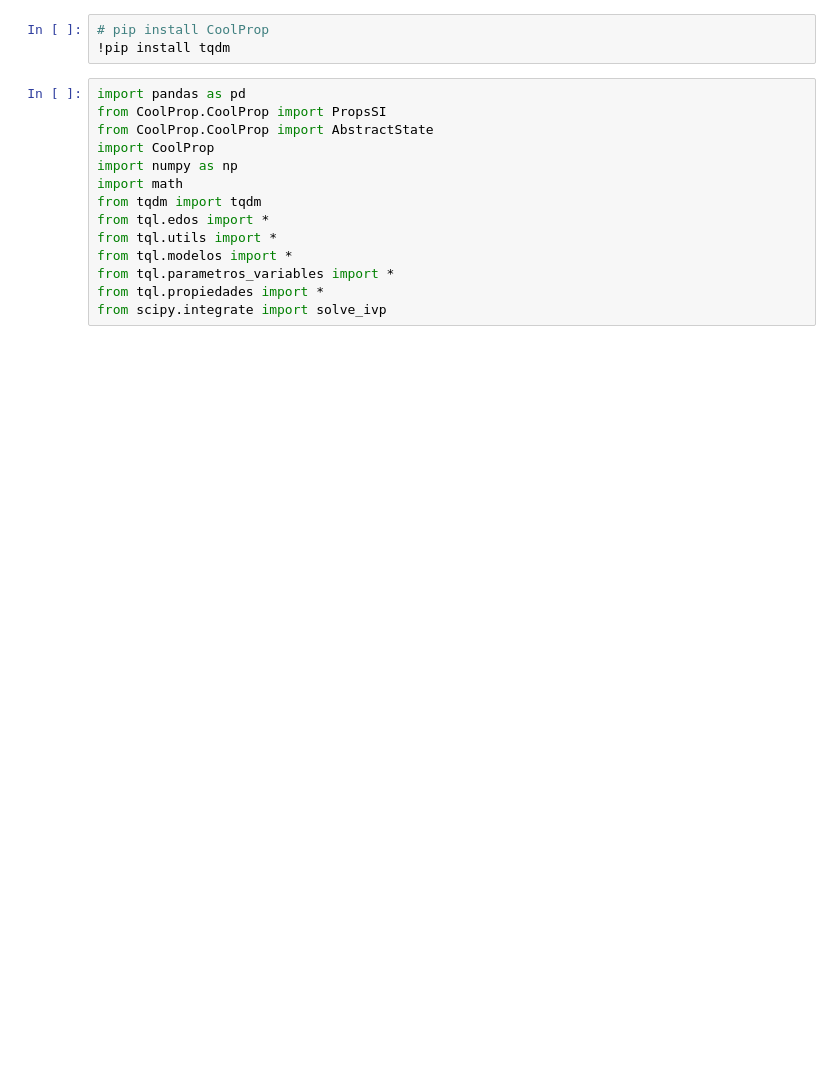
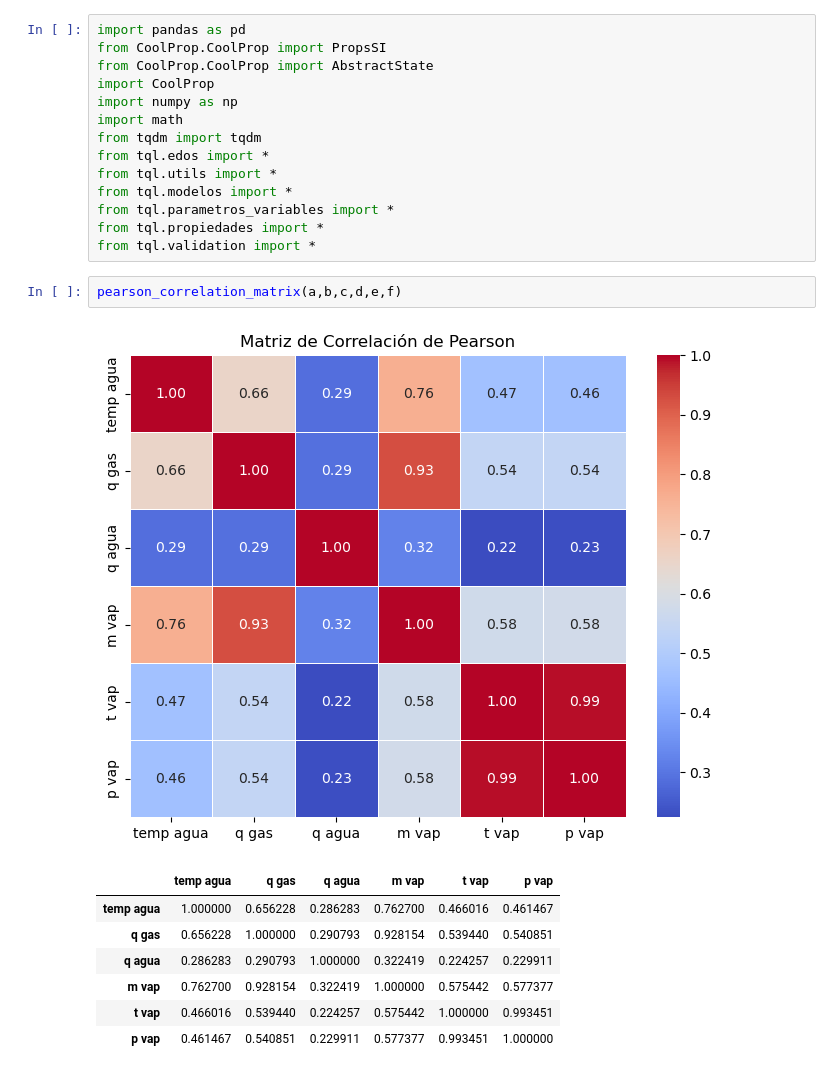
Before and after one commit to Damp-3/modelo_planta_concentradora, a Jupyter notebook: Modelo.ipynb, the cells around one changed output. Saved outputs shown, nothing was run; the diff lists cells and outputs as text; blank space fills up the shorter version.

```diff
--- a/Modelo.ipynb
+++ b/Modelo.ipynb
@@ -1,6 +1,3 @@
-# %%
-# pip install CoolProp
-!pip install tqdm
 # %%
 import pandas as pd
 from CoolProp.CoolProp import PropsSI
@@ -14,4 +11,15 @@ from tql.utils import *
 from tql.modelos import *
 from tql.parametros_variables import *
 from tql.propiedades import *
-from scipy.integrate import solve_ivp
+from tql.validation import *
+# %%
+pearson_correlation_matrix(a,b,c,d,e,f)
+# %% [output]
+[figure, added]
+|  | temp agua | q gas | q agua | m vap | t vap | p vap |
+| temp agua | 1.000000 | 0.656228 | 0.286283 | 0.762700 | 0.466016 | 0.461467 |
+| q gas | 0.656228 | 1.000000 | 0.290793 | 0.928154 | 0.539440 | 0.540851 |
+| q agua | 0.286283 | 0.290793 | 1.000000 | 0.322419 | 0.224257 | 0.229911 |
+| m vap | 0.762700 | 0.928154 | 0.322419 | 1.000000 | 0.575442 | 0.577377 |
+| t vap | 0.466016 | 0.539440 | 0.224257 | 0.575442 | 1.000000 | 0.993451 |
+| p vap | 0.461467 | 0.540851 | 0.229911 | 0.577377 | 0.993451 | 1.000000 |
```
Also changed, not shown: parts of 15 cells of this notebook, 6 other files.
